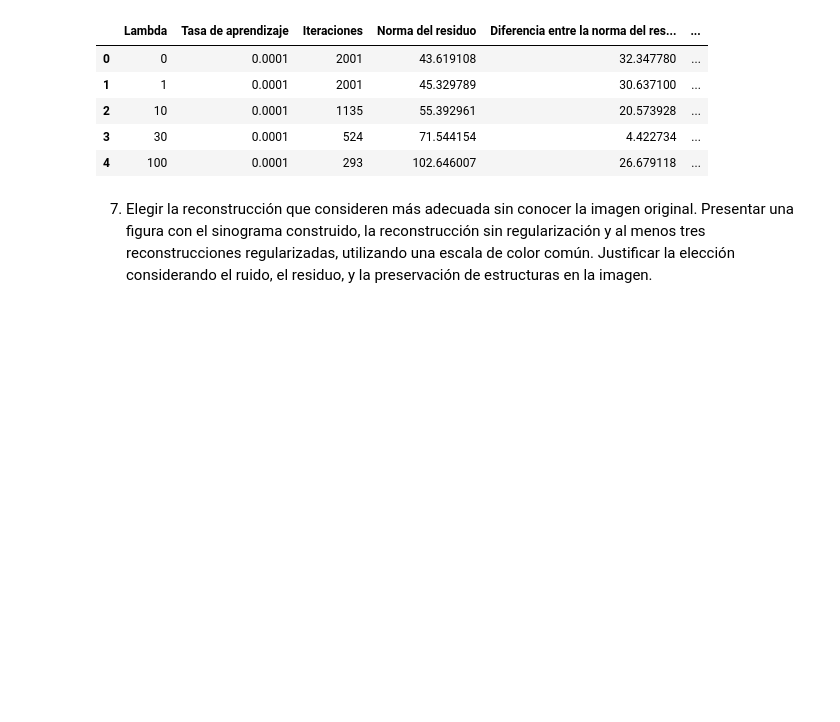
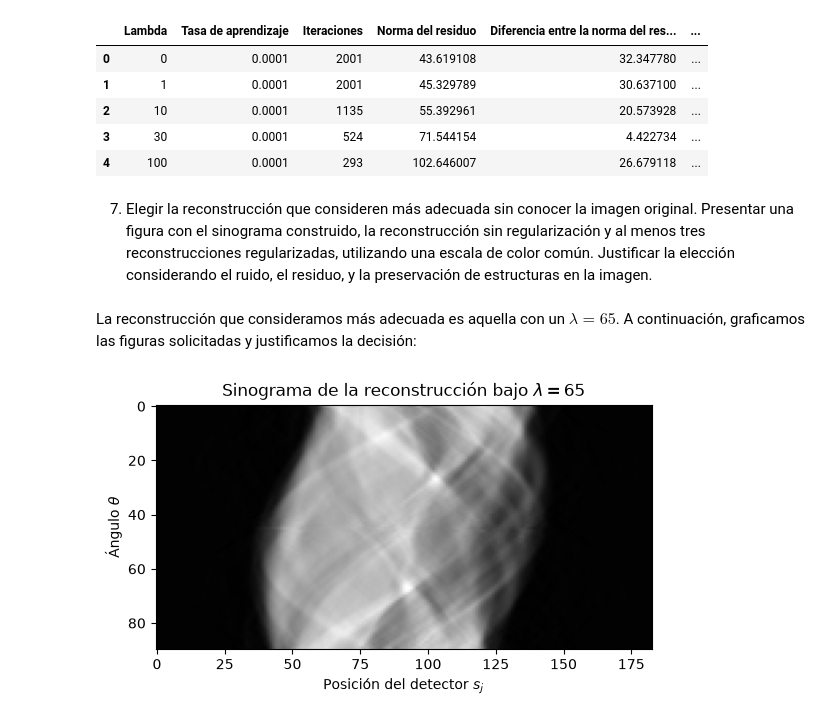
Before and after one commit to josedesgtt/imagenes-tomograficas-tp-metodos, a Jupyter notebook: ejercicio_10.ipynb, the cells around one changed output. Drawn from its saved outputs; the diff is of its cells as text; code cells hidden in the pictures; blank space fills up the shorter version.

Commit message:
Ejercicio 10 incios (g). Aún falta justificar y modificar el último gráfico para que se vea mejor.

```diff
--- a/ejercicio_10.ipynb
+++ b/ejercicio_10.ipynb
@@ -315,3 +316,44 @@ Norma del ruido estimada: 75.96688842773438
 | 4 | 100 | 0.0001 | 293 | 102.646007 | 26.679118 | ... |
 # %% [markdown]
 7. Elegir la reconstrucción que consideren más adecuada sin conocer la imagen original. Presentar una figura con el sinograma construido, la reconstrucción sin regularización y al menos tres reconstrucciones regularizadas, utilizando una escala de color común. Justificar la elección considerando el ruido, el residuo, y la preservación de estructuras en la imagen.
+# %% [markdown]
+La reconstrucción que consideramos más adecuada es aquella con un $\lambda = 65$. A continuación, graficamos las figuras solicitadas y justificamos la decisión:
+# %%
+# El valor lambda que consideramos óptimo
+LAMBDA = 65
+
+# Reconstrucción lambda=65
+l65 = gradiente_descendente_v4(x_0=np.zeros(n*n), bs=b, D=D, lmbd=65, alpha=0.0001)
+
+# Reconstrucciones según el valor de lambda
+reconstrucciones = {
+    0: l0['x'],
+    30: l30['x'],
+    LAMBDA: l65['x'],
+    100: l100['x'],
+}
+
+# Diccionario vacío donde vamos a guardar las imágenes
+imagenes = dict()
+
+# Recorremos cada lambda y su reconstrucción
+for lmbd, x in reconstrucciones.items():
+    # x es un vector en R^n**2, lo llevamos a una matriz cuadrada de nxn
+    imagen = x.reshape(n, n)
+
+    # Lo guardamos usando el mismo lambda como clave
+    imagenes[lmbd] = imagen
+# %%
+# Calculamos el b obtenido con la reconstrucción bajo lambda=65
+b_LAMBDA = A @ l65['x']
+
+# Transformamos b para llevarlo a su forma matricial como sinograma
+S_LAMBDA = b_LAMBDA.reshape(K,q)
+
+plt.title(r"Sinograma de la reconstrucción bajo $\lambda = 65$")
+plt.xlabel(r"Posición del detector $s_j$")
+plt.ylabel(r"Ángulo $\theta$")
+plt.imshow(S_LAMBDA, cmap='gray')
+plt.show()
+# %% [output]
+[figure, added]
```
Also changed, not shown: parts of 2 cells of this notebook.
